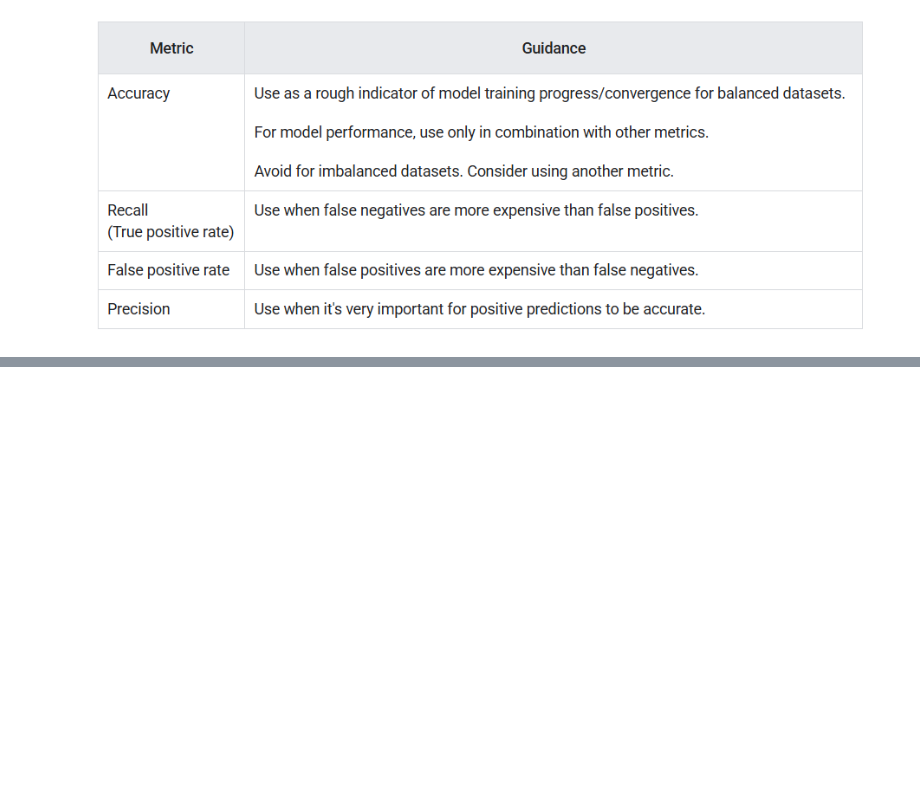
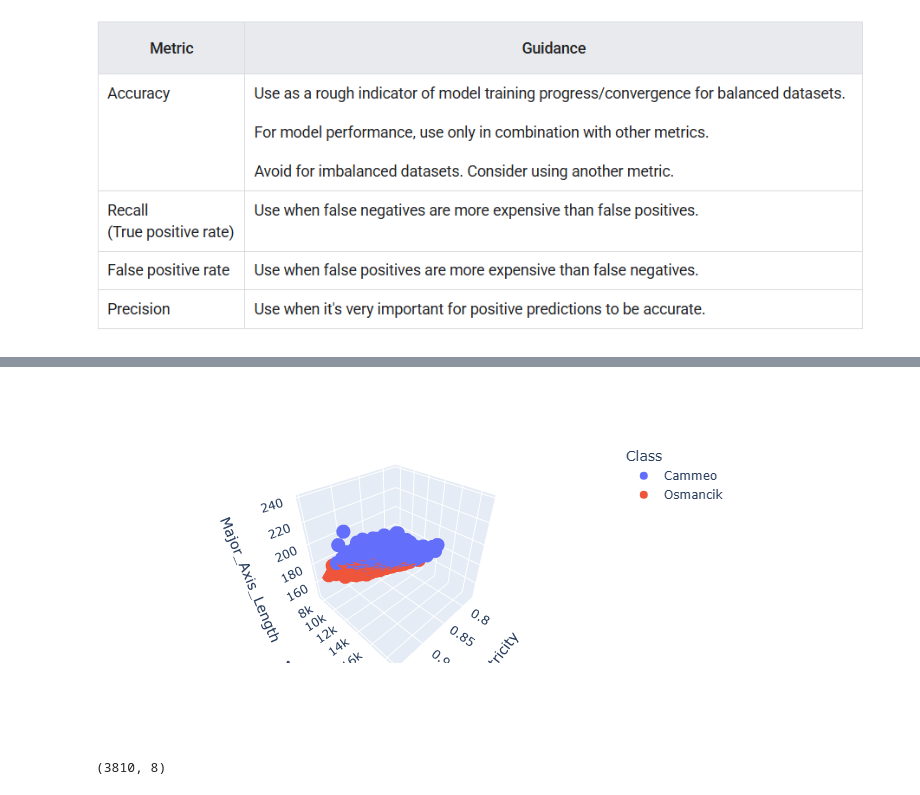
Before and after one commit to dhruvbit/machine-learning-, a Jupyter notebook: data featuring/data preprocessing/Untitled5.ipynb, the cells around one changed output, grey strips where cells are left out. Drawn from its saved outputs; the diff is of its cells as text; code cells hidden in the pictures; blank space fills up the shorter version.

```diff
--- a/data featuring/data preprocessing/Untitled5.ipynb
+++ b/data featuring/data preprocessing/Untitled5.ipynb
@@ -10,0 +88,15 @@
+# %%
+#pxscatter 3d
+px.scatter_3d(
+    rice_dataset_raw,
+    x='Eccentricity',
+    y ='Area',
+    z='Major_Axis_Length',
+    color='Class',
+).show()
+# %% [output]
+[figure, added]
+# %%
+rice_dataset_raw.shape
+# %% [output]
+(3810, 8)
```
Also changed, not shown: parts of 13 cells of this notebook.
